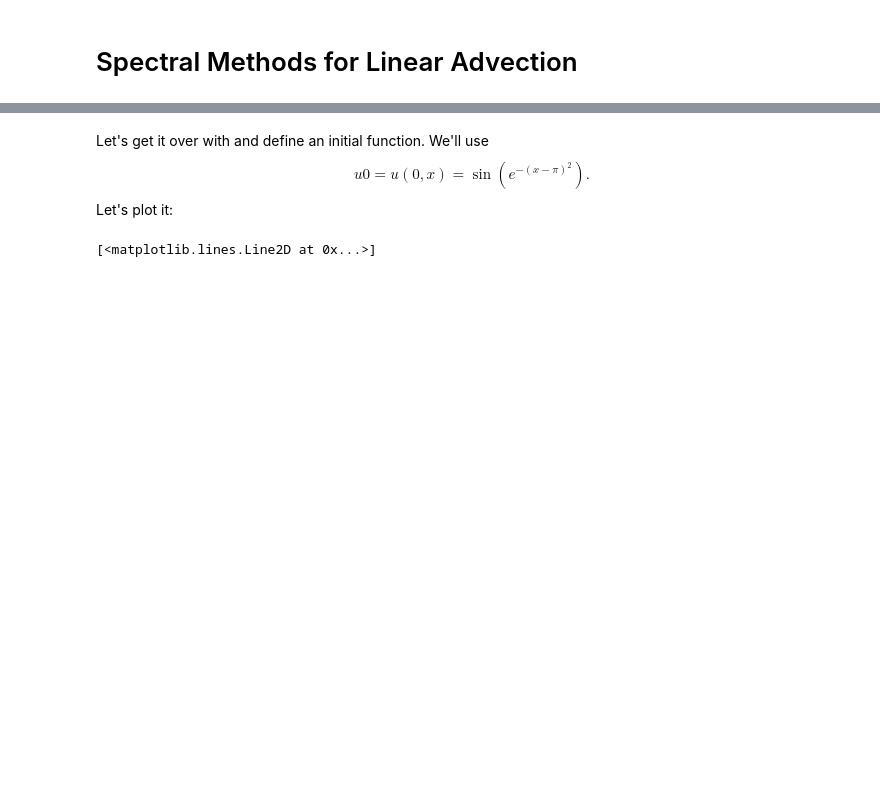
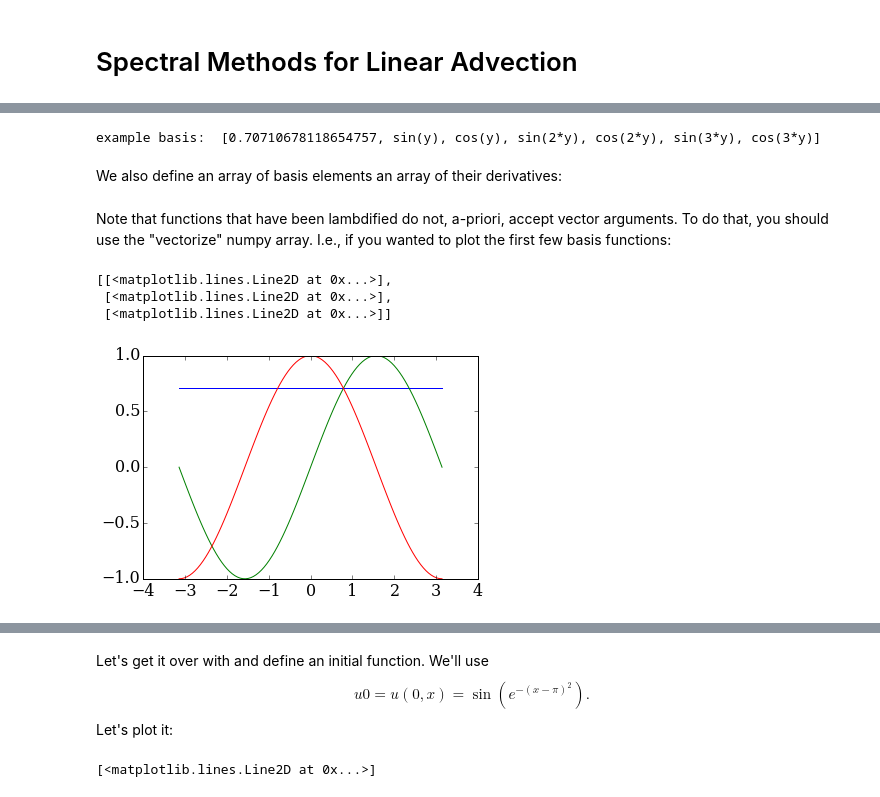
Before and after one commit to Yurlungur/spectral-methods-demo, a Jupyter notebook: linear-advection.ipynb, the cells around one changed output, grey strips where cells are left out. Saved outputs shown, nothing was run; the diff lists cells and outputs as text; code cells hidden in the pictures; blank space fills up the shorter version.

```diff
--- a/linear-advection.ipynb
+++ b/linear-advection.ipynb
@@ -43,0 +59,31 @@ Let's define a function that maps a vector u_i to a function u(x). In other word
+# %%
+# First we define the function analyticially
+y = sympy.Symbol('y',real=True)
+def phi_symb(k):
+    k=int(k) #typecast. Be aware this kind of behavior can be dangerous.
+    if k == 0:
+        return numpy.sqrt(1./2)
+    elif k % 2 == 0:
+        return sympy.cos(int(k/2)*y)
+    else:
+        return sympy.sin(int(1+k/2)*y)
+# %%
+print "example basis: ",[phi_symb(k) for k in range(2*3+1)]
+# %% [output]
+example basis:  [0.70710678118654757, sin(y), cos(y), sin(2*y), cos(2*y), sin(3*y), cos(3*y)]
+# %% [markdown]
+We also define an array of basis elements an array of their derivatives:
+# %%
+phi = numpy.array([sympy.lambdify([y],phi_symb(k),numpy) for k in range(N)])
+dphi = numpy.array([sympy.lambdify([y],sympy.diff(phi_symb(k),y),numpy)\
+                    for k in range(N)])
+# %% [markdown]
+Note that functions that have been lambdified do not, a-priori, accept vector arguments. To do that, you should use the "vectorize" numpy array. I.e., if you wanted to plot the first few basis functions:
+# %%
+x = numpy.linspace(xmin,xmax,100)
+[plt.plot(x,numpy.vectorize(phi[k])(x)) for k in range(3)]
+# %% [output]
+[[<matplotlib.lines.Line2D at 0x...>],
+ [<matplotlib.lines.Line2D at 0x...>],
+ [<matplotlib.lines.Line2D at 0x...>]]
+[figure, added]
```
Also changed, not shown: parts of 24 cells of this notebook, 5 other files.
